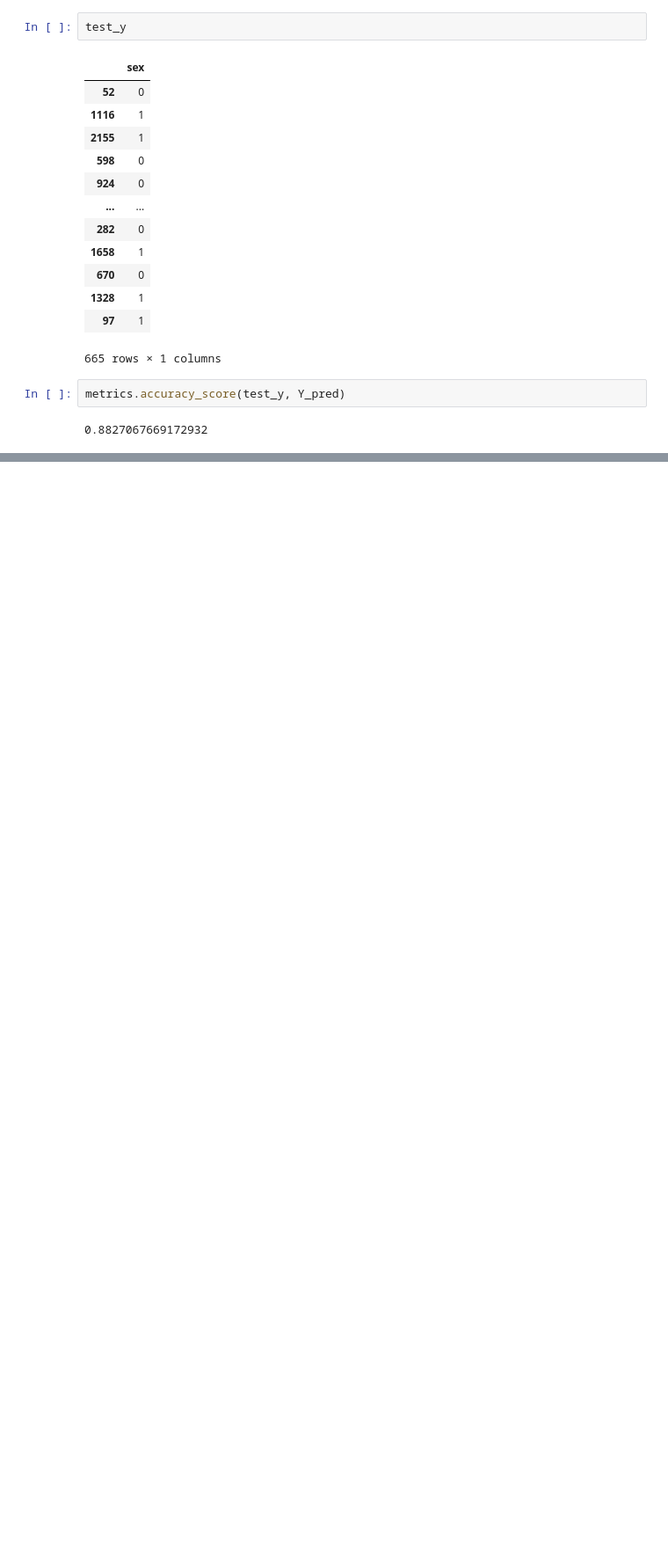
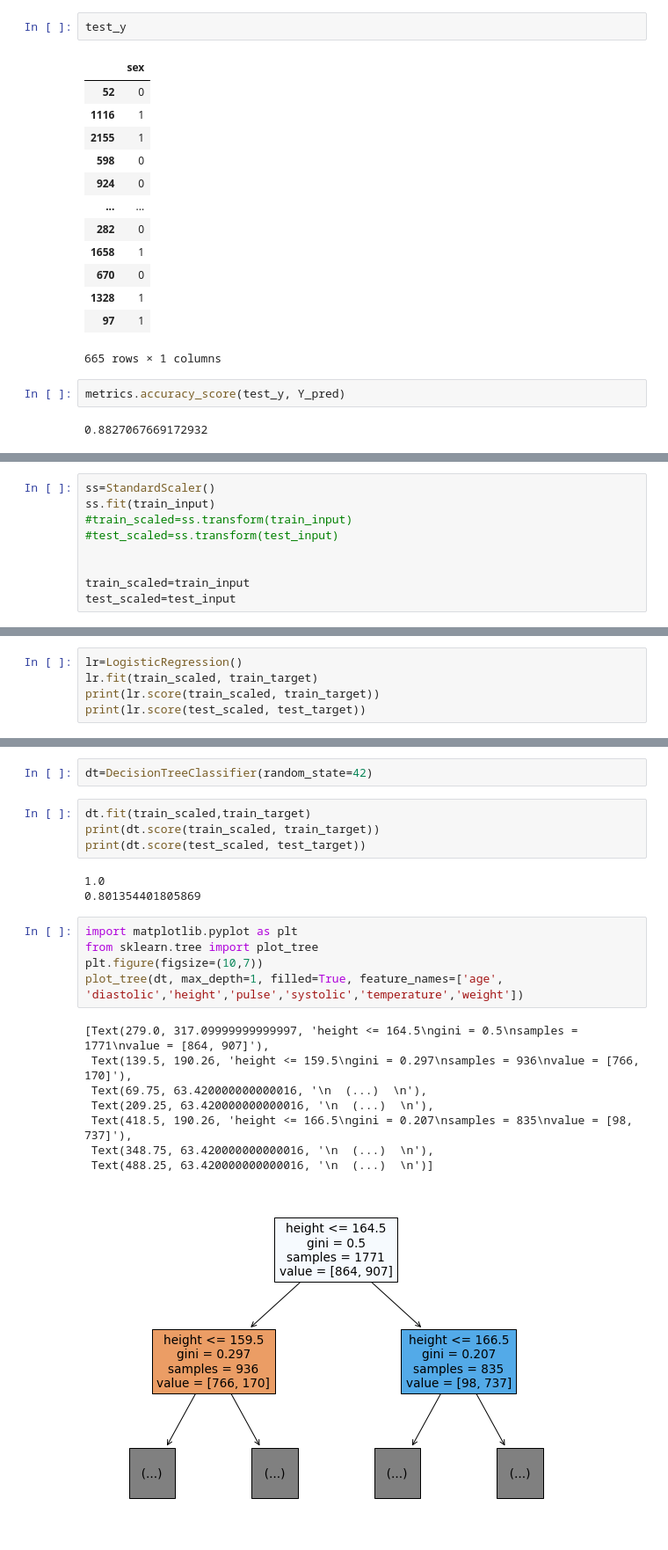
Before and after one commit to areum-choe/Machine_Learning, a Jupyter notebook: LogisticRegression/Logistic regression.ipynb, the cells around one changed output, grey strips where cells are left out. Shown: that part at 88% size. Drawn from its saved outputs; the diff is of its cells as text; blank space fills up the shorter version.

```diff
--- a/LogisticRegression/Logistic regression.ipynb
+++ b/LogisticRegression/Logistic regression.ipynb
@@ -136,0 +173,9 @@ metrics.accuracy_score(test_y, Y_pred)
+# %%
+ss=StandardScaler()
+ss.fit(train_input)
+#train_scaled=ss.transform(train_input)
+#test_scaled=ss.transform(test_input)
+
+
+train_scaled=train_input
+test_scaled=test_input
@@ -136,0 +184,5 @@ metrics.accuracy_score(test_y, Y_pred)
+# %%
+lr=LogisticRegression()
+lr.fit(train_scaled, train_target)
+print(lr.score(train_scaled, train_target))
+print(lr.score(test_scaled, test_target))
@@ -136,0 +194,23 @@ metrics.accuracy_score(test_y, Y_pred)
+# %%
+dt=DecisionTreeClassifier(random_state=42)
+# %%
+dt.fit(train_scaled,train_target)
+print(dt.score(train_scaled, train_target))
+print(dt.score(test_scaled, test_target))
+# %% [output]
+1.0
+0.801354401805869
+# %%
+import matplotlib.pyplot as plt
+from sklearn.tree import plot_tree
+plt.figure(figsize=(10,7))
+plot_tree(dt, max_depth=1, filled=True, feature_names=['age', 'diastolic','height','pulse','systolic','temperature','weight'])
+# %% [output]
+[Text(279.0, 317.09999999999997, 'height <= 164.5\ngini = 0.5\nsamples = 1771\nvalue = [864, 907]'),
+ Text(139.5, 190.26, 'height <= 159.5\ngini = 0.297\nsamples = 936\nvalue = [766, 170]'),
+ Text(69.75, 63.420000000000016, '\n  (...)  \n'),
+ Text(209.25, 63.420000000000016, '\n  (...)  \n'),
+ Text(418.5, 190.26, 'height <= 166.5\ngini = 0.207\nsamples = 835\nvalue = [98, 737]'),
+ Text(348.75, 63.420000000000016, '\n  (...)  \n'),
+ Text(488.25, 63.420000000000016, '\n  (...)  \n')]
+[figure, added]
```
Also changed, not shown: parts of 13 cells of this notebook.
